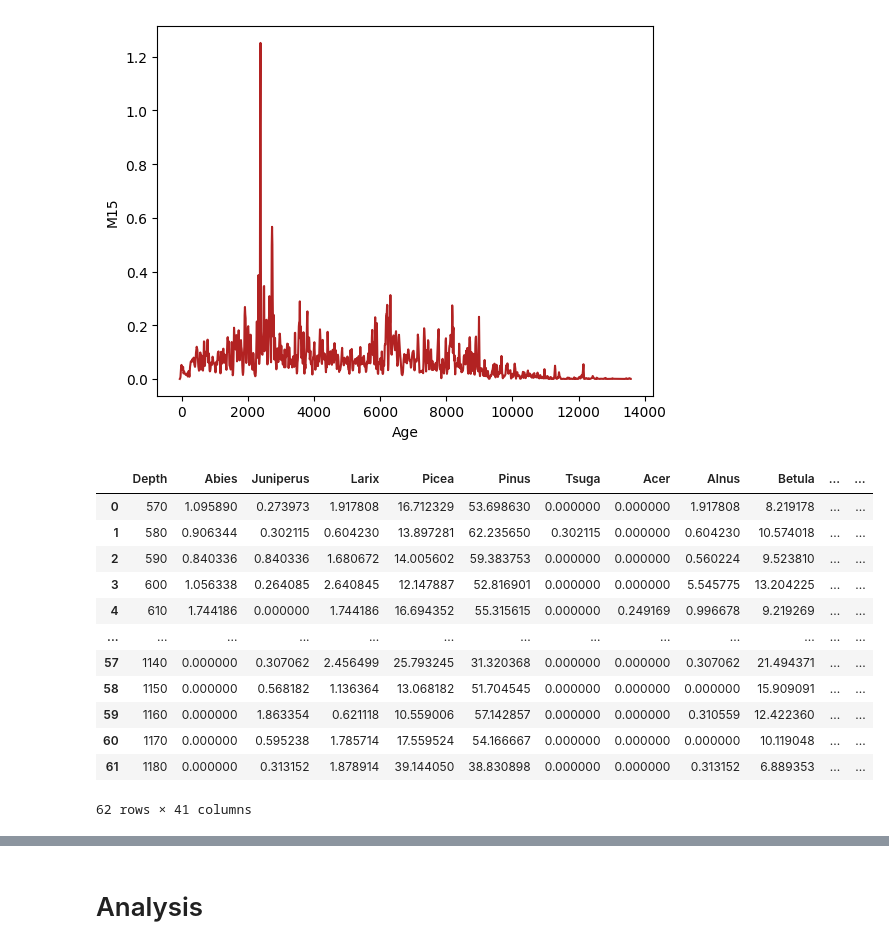
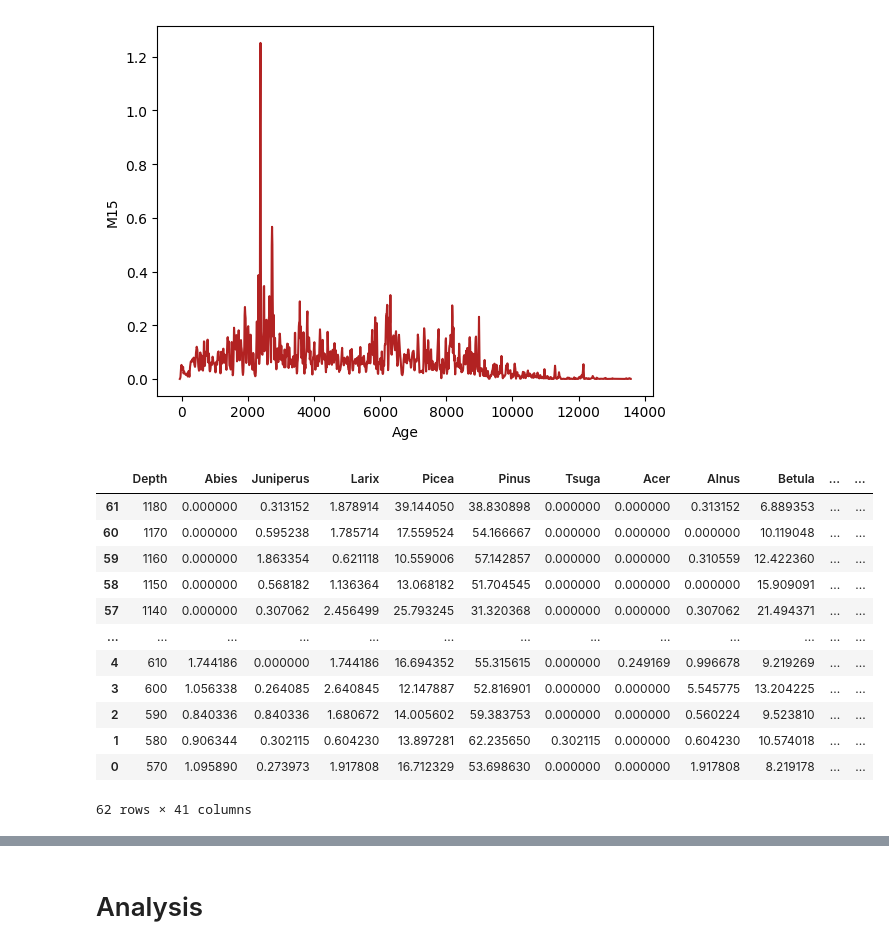
Before and after one commit to Tony-sama/boreal-forest, a Jupyter notebook: 1_data_processing.ipynb, the cells around one changed output, grey strips where cells are left out. Cells and saved outputs as stored; diff of their text form; code cells hidden in the pictures.

```diff
--- a/1_data_processing.ipynb
+++ b/1_data_processing.ipynb
@@ -50,22 +52,22 @@ sns.lineplot(df_charcoal, x="Age", y=CHARCOAL_ID, color="firebrick")
 [figure]
 # %%
 df_pollen = pd.read_csv("data/boreal_forest/"+CHARCOAL_ID+"_spec.csv")
-df_pollen = df_pollen.rename(columns={"Profondeur": "Depth"})
+df_pollen = df_pollen.rename(columns={"Profondeur": "Depth"}).sort_values(by="Depth", ascending=False)
 df_pollen.columns = df_pollen.columns.str.strip()
 display(df_pollen)
 # %% [output]
 |  | Depth | Abies | Juniperus | Larix | Picea | Pinus | Tsuga | Acer | Alnus | Betula | ... | ... |
+| 61 | 1180 | 0.000000 | 0.313152 | 1.878914 | 39.144050 | 38.830898 | 0.000000 | 0.000000 | 0.313152 | 6.889353 | ... | ... |
+| 60 | 1170 | 0.000000 | 0.595238 | 1.785714 | 17.559524 | 54.166667 | 0.000000 | 0.000000 | 0.000000 | 10.119048 | ... | ... |
+| 59 | 1160 | 0.000000 | 1.863354 | 0.621118 | 10.559006 | 57.142857 | 0.000000 | 0.000000 | 0.310559 | 12.422360 | ... | ... |
+| 58 | 1150 | 0.000000 | 0.568182 | 1.136364 | 13.068182 | 51.704545 | 0.000000 | 0.000000 | 0.000000 | 15.909091 | ... | ... |
+| 57 | 1140 | 0.000000 | 0.307062 | 2.456499 | 25.793245 | 31.320368 | 0.000000 | 0.000000 | 0.307062 | 21.494371 | ... | ... |
+| ... | ... | ... | ... | ... | ... | ... | ... | ... | ... | ... | ... | ... |
+| 4 | 610 | 1.744186 | 0.000000 | 1.744186 | 16.694352 | 55.315615 | 0.000000 | 0.249169 | 0.996678 | 9.219269 | ... | ... |
+| 3 | 600 | 1.056338 | 0.264085 | 2.640845 | 12.147887 | 52.816901 | 0.000000 | 0.000000 | 5.545775 | 13.204225 | ... | ... |
+| 2 | 590 | 0.840336 | 0.840336 | 1.680672 | 14.005602 | 59.383753 | 0.000000 | 0.000000 | 0.560224 | 9.523810 | ... | ... |
+| 1 | 580 | 0.906344 | 0.302115 | 0.604230 | 13.897281 | 62.235650 | 0.302115 | 0.000000 | 0.604230 | 10.574018 | ... | ... |
 | 0 | 570 | 1.095890 | 0.273973 | 1.917808 | 16.712329 | 53.698630 | 0.000000 | 0.000000 | 1.917808 | 8.219178 | ... | ... |
-| 1 | 580 | 0.906344 | 0.302115 | 0.604230 | 13.897281 | 62.235650 | 0.302115 | 0.000000 | 0.604230 | 10.574018 | ... | ... |
-| 2 | 590 | 0.840336 | 0.840336 | 1.680672 | 14.005602 | 59.383753 | 0.000000 | 0.000000 | 0.560224 | 9.523810 | ... | ... |
-| 3 | 600 | 1.056338 | 0.264085 | 2.640845 | 12.147887 | 52.816901 | 0.000000 | 0.000000 | 5.545775 | 13.204225 | ... | ... |
-| 4 | 610 | 1.744186 | 0.000000 | 1.744186 | 16.694352 | 55.315615 | 0.000000 | 0.249169 | 0.996678 | 9.219269 | ... | ... |
-| ... | ... | ... | ... | ... | ... | ... | ... | ... | ... | ... | ... | ... |
-| 57 | 1140 | 0.000000 | 0.307062 | 2.456499 | 25.793245 | 31.320368 | 0.000000 | 0.000000 | 0.307062 | 21.494371 | ... | ... |
-| 58 | 1150 | 0.000000 | 0.568182 | 1.136364 | 13.068182 | 51.704545 | 0.000000 | 0.000000 | 0.000000 | 15.909091 | ... | ... |
-| 59 | 1160 | 0.000000 | 1.863354 | 0.621118 | 10.559006 | 57.142857 | 0.000000 | 0.000000 | 0.310559 | 12.422360 | ... | ... |
-| 60 | 1170 | 0.000000 | 0.595238 | 1.785714 | 17.559524 | 54.166667 | 0.000000 | 0.000000 | 0.000000 | 10.119048 | ... | ... |
-| 61 | 1180 | 0.000000 | 0.313152 | 1.878914 | 39.144050 | 38.830898 | 0.000000 | 0.000000 | 0.313152 | 6.889353 | ... | ... |
 62 rows × 41 columns
 # %%
 if DEBUG:
```
Also changed, not shown: parts of 9 cells of this notebook, 3 other files.
